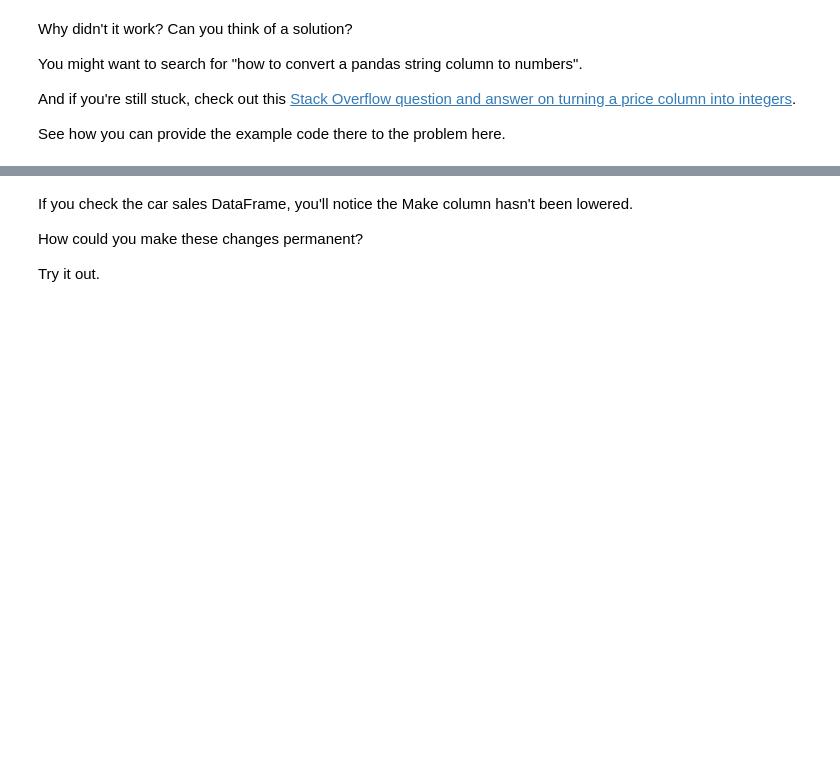
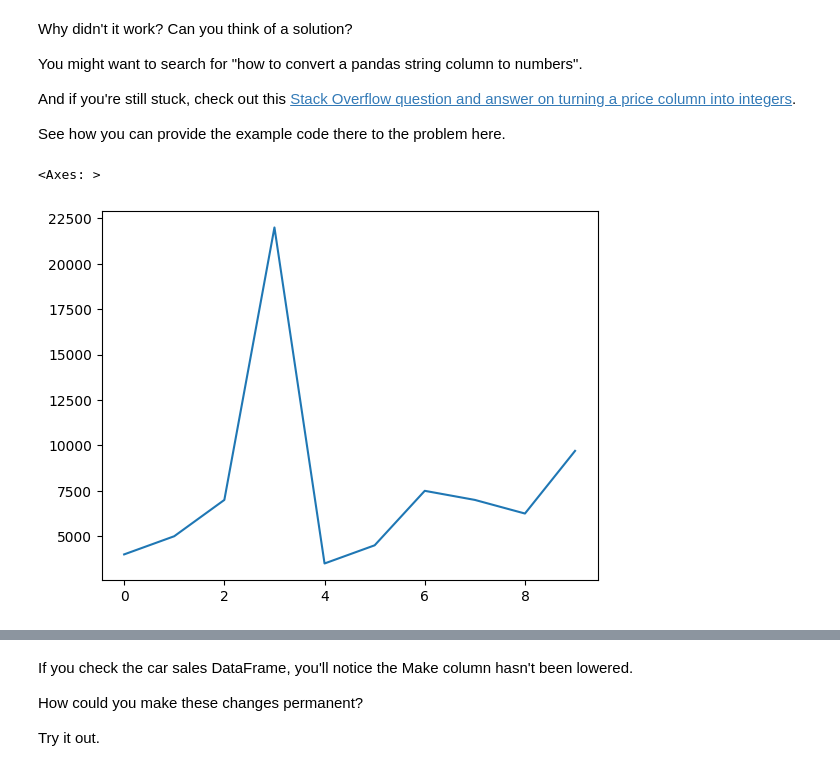
Before and after one commit to alizehadeel/AI-ML-Notebook, a Jupyter notebook: pandas-exercises.ipynb, the cells around one changed output, grey strips where cells are left out. Saved outputs shown, nothing was run; the diff lists cells and outputs as text; code cells hidden in the pictures; blank space fills up the shorter version.

```diff
--- a/pandas-exercises.ipynb
+++ b/pandas-exercises.ipynb
@@ -181,4 +252,11 @@ You might want to search for "how to convert a pandas string column to numbers".
 And if you're still stuck, check out this [Stack Overflow question and answer on turning a price column into integers](https://stackoverflow.com/questions/44469313/price-column-object-to-int-in-pandas).
 
 See how you can provide the example code there to the problem here.
+# %%
+# Remove the punctuation from price column
+car_sales.Price=car_sales.Price.str.replace(r'[$,]', '', regex=True).replace('\.00', '', regex=True).astype(int)
+car_sales.Price.plot()
+# %% [output]
+<Axes: >
+[figure, added]
 # %%
```
Also changed, not shown: parts of 35 cells of this notebook.
